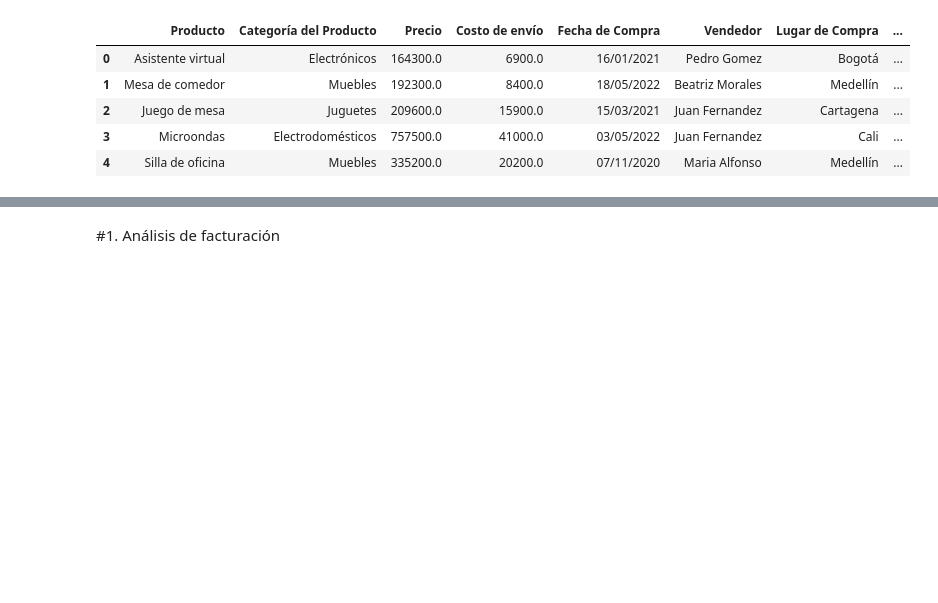
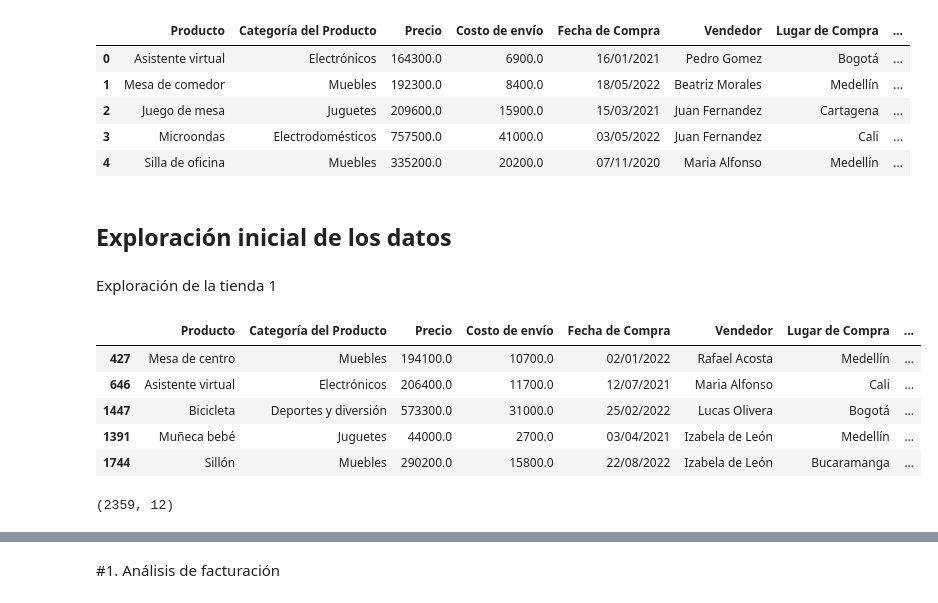
Before and after one commit to Nancy-Velazquez/AluraStoreLatam, a Jupyter notebook: AluraStoreLatam.ipynb, the cells around one changed output, grey strips where cells are left out. Drawn from its saved outputs; the diff is of its cells as text; code cells hidden in the pictures; blank space fills up the shorter version.

Commit message:
Se creó Exploración de tiendas

```diff
--- a/AluraStoreLatam.ipynb
+++ b/AluraStoreLatam.ipynb
@@ -23,3 +23,20 @@ tienda.head()
 | 2 | Juego de mesa | Juguetes | 209600.0 | 15900.0 | 15/03/2021 | Juan Fernandez | Cartagena | ... |
 | 3 | Microondas | Electrodomésticos | 757500.0 | 41000.0 | 03/05/2022 | Juan Fernandez | Cali | ... |
 | 4 | Silla de oficina | Muebles | 335200.0 | 20200.0 | 07/11/2020 | Maria Alfonso | Medellín | ... |
+# %% [markdown]
+## **Exploración inicial de los datos**
+# %% [markdown]
+Exploración de la tienda 1
+# %%
+tienda.sample(5)
+# %% [output]
+|  | Producto | Categoría del Producto | Precio | Costo de envío | Fecha de Compra | Vendedor | Lugar de Compra | ... |
+| 427 | Mesa de centro | Muebles | 194100.0 | 10700.0 | 02/01/2022 | Rafael Acosta | Medellín | ... |
+| 646 | Asistente virtual | Electrónicos | 206400.0 | 11700.0 | 12/07/2021 | Maria Alfonso | Cali | ... |
+| 1447 | Bicicleta | Deportes y diversión | 573300.0 | 31000.0 | 25/02/2022 | Lucas Olivera | Bogotá | ... |
+| 1391 | Muñeca bebé | Juguetes | 44000.0 | 2700.0 | 03/04/2021 | Izabela de León | Medellín | ... |
+| 1744 | Sillón | Muebles | 290200.0 | 15800.0 | 22/08/2022 | Izabela de León | Bucaramanga | ... |
+# %%
+tienda.shape
+# %% [output]
+(2359, 12)
```
Also changed, not shown: parts of 13 cells of this notebook.
